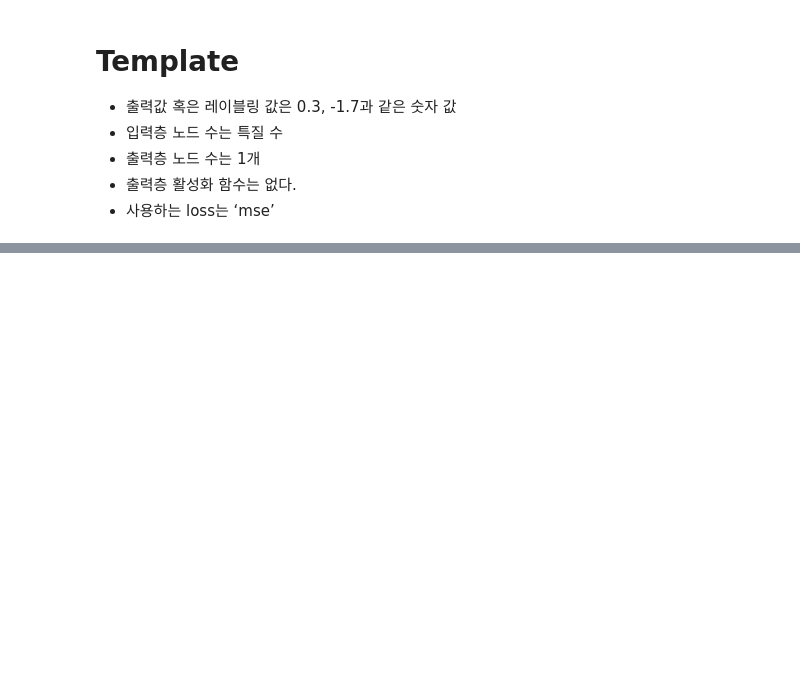
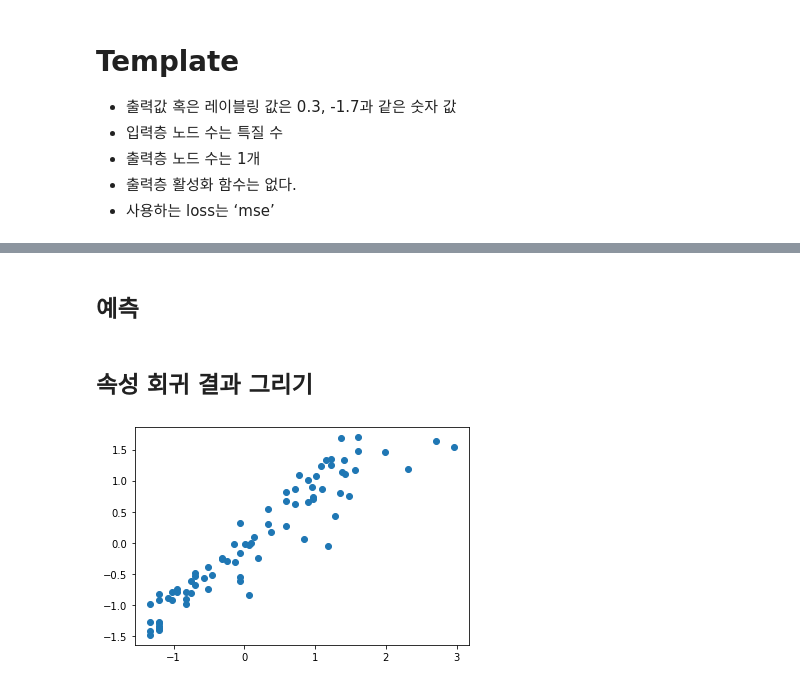
Before and after one commit to dhrim/keras_howto_2021, a Jupyter notebook: class7/template_attribute_data_regression.ipynb, the cells around one changed output, grey strips where cells are left out. Cells and saved outputs as stored; diff of their text form; code cells hidden in the pictures; blank space fills up the shorter version.

```diff
--- a/class7/template_attribute_data_regression.ipynb
+++ b/class7/template_attribute_data_regression.ipynb
@@ -133,0 +203,12 @@ mae= 0.2504035234451294
+# %% [markdown]
+## 예측
+# %%
+y_ = model.predict(test_x)
+# %% [markdown]
+## 속성 회귀 결과 그리기
+# %%
+
+plt.scatter(test_y, y_)
+plt.show()
+# %% [output]
+[figure, added]
```
Also changed, not shown: parts of 19 cells of this notebook.
